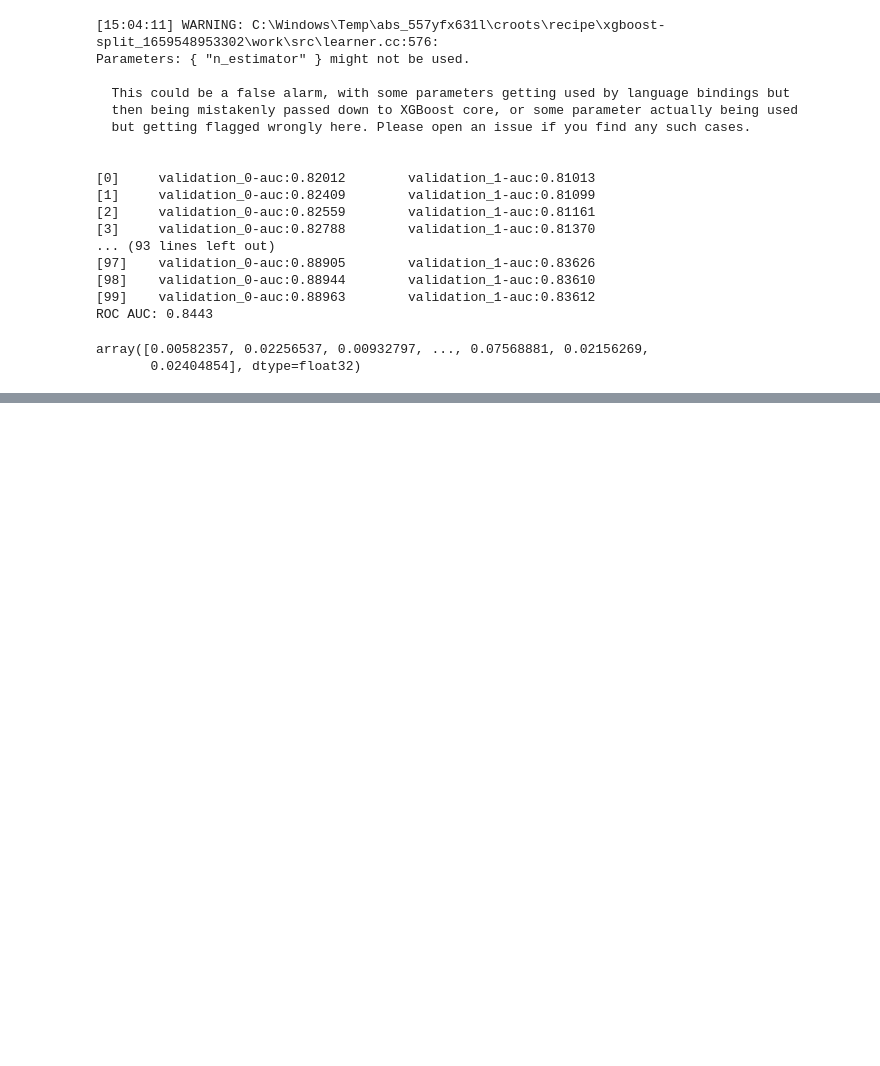
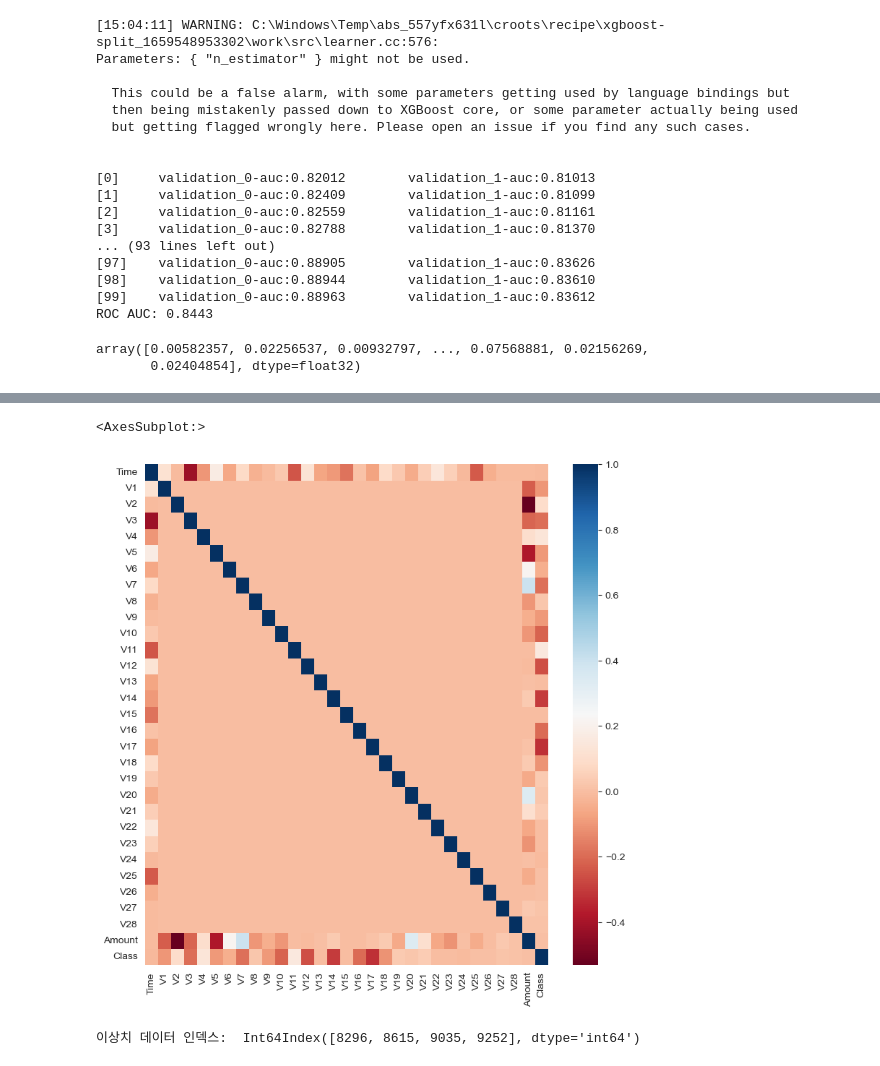
Before and after one commit to zi0-hand/machine-learning-study, a Jupyter notebook: book study/part4.ipynb, the cells around one changed output, grey strips where cells are left out. Drawn from its saved outputs; the diff is of its cells as text; code cells hidden in the pictures; blank space fills up the shorter version.

```diff
--- a/book study/part4.ipynb
+++ b/book study/part4.ipynb
@@ -508,0 +791,9 @@ def objective_func(search_space):
+# %%
+import seaborn as sns
+
+plt.figure(figsize=(9,9))
+corr = card_df.corr()
+sns.heatmap(corr, cmap='RdBu')
+# %% [output]
+<AxesSubplot:>
+[figure, added]
@@ -508,0 +815,5 @@ def objective_func(search_space):
+# %%
+outlier_index = get_outlier(df=card_df, column='V14', weight=1.5)
+print('이상치 데이터 인덱스: ', outlier_index)
+# %% [output]
+이상치 데이터 인덱스:  Int64Index([8296, 8615, 9035, 9252], dtype='int64')
```
Also changed, not shown: parts of 26 cells of this notebook.
